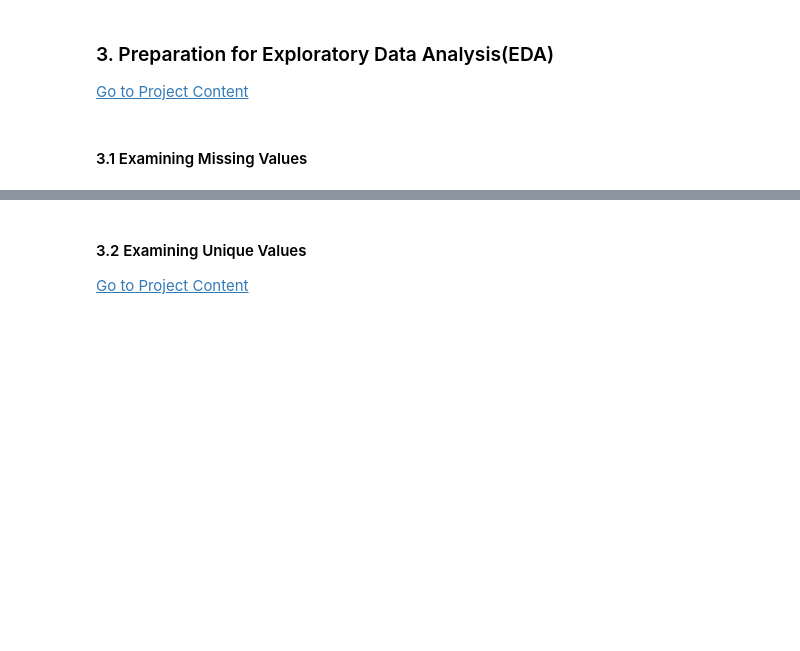
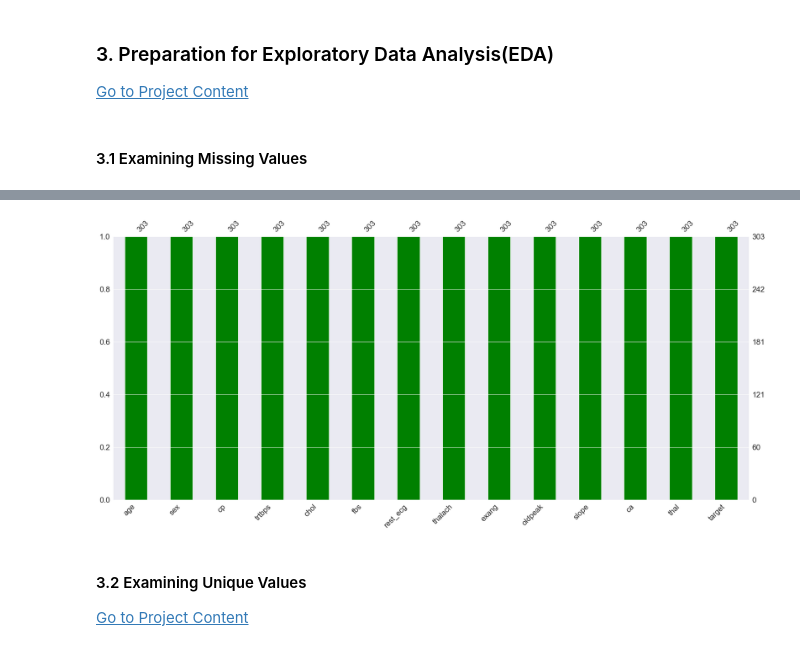
Before and after one commit to joeng2004/dataQuest, a Jupyter notebook: Kaggle-projects/Udemy-HeartAttack-prediction/up-to-date-heart-attack-analysis-and-predic-e27314.ipynb, the cells around one changed output, grey strips where cells are left out. Drawn from its saved outputs; the diff is of its cells as text; code cells hidden in the pictures; blank space fills up the shorter version.

```diff
--- a/Kaggle-projects/Udemy-HeartAttack-prediction/up-to-date-heart-attack-analysis-and-predic-e27314.ipynb
+++ b/Kaggle-projects/Udemy-HeartAttack-prediction/up-to-date-heart-attack-analysis-and-predic-e27314.ipynb
@@ -183,6 +183,6 @@ import seaborn as sns
 # %% [markdown]
 #### 2.2 Loading The Dataset <a id = 7></a>
 # %%
-df = pd.read_csv("/kaggle/input/heart-attack-analysis-prediction-dataset/heart.csv")
+df = pd.read_csv("heart.csv")
 # %%
 df
@@ -223,7 +309,9 @@ pd.DataFrame(isnull_number, index = df.columns, columns = ["Total Missing Values
 # %%
 import missingno
-missingno.bar(df, color = "b")
+missingno.bar(df, color = "g")
 plt.show()
+# %% [output]
+[figure, added]
 # %% [markdown]
 #### 3.2 Examining Unique Values <a id = 12></a>
 [Go to Project Content](#63)
```
Also changed, not shown: parts of 27 cells of this notebook, 5 other files.
